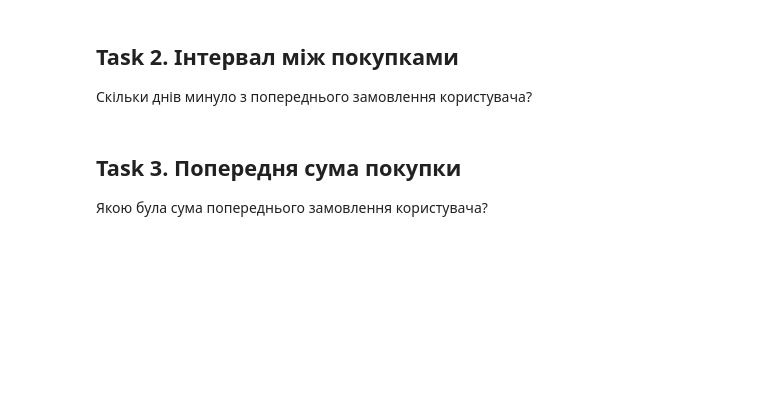
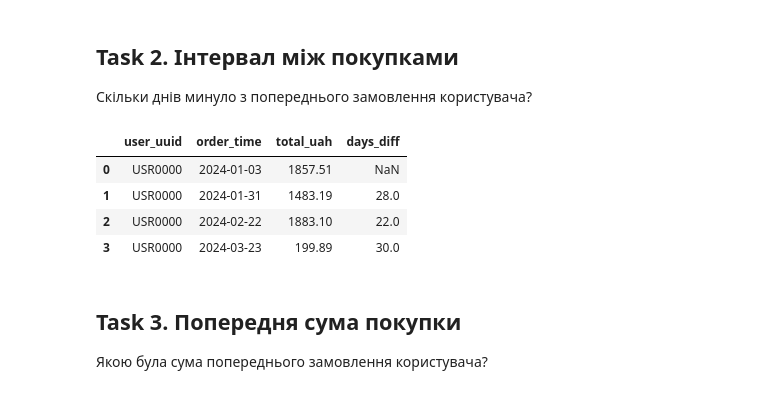
Before and after one commit to cpython-projects/python_da_17_03_26, a Jupyter notebook: lesson_26_hw.ipynb, the cells around one changed output. Cells and saved outputs as stored; diff of their text form; code cells hidden in the pictures; blank space fills up the shorter version.

```diff
--- a/lesson_26_hw.ipynb
+++ b/lesson_26_hw.ipynb
@@ -1,5 +1,21 @@
 # %% [markdown]
 <a href="https://colab.research.google.com/github/cpython-projects/python_da_17_03_26/blob/main/lesson_26_hw.ipynb" target="_parent"><img src="https://colab.research.google.com/assets/colab-badge.svg" alt="Open In Colab"/></a>
+# %%
+DB_USER = "prog_academy_da_157g_user"
+DB_PASSWORD = "XTE8IHOEtQZ5GasTkaOjcGMKYTha6LeO"
+DB_HOST = "dpg-d8t957gg4nts73da5bg0-a.frankfurt-postgres.render.com"
+DB_PORT = "5432"
+DB_NAME = "prog_academy_da_157g"
+
+
+url = f"postgresql://{DB_USER}:{DB_PASSWORD}@{DB_HOST}:{DB_PORT}/{DB_NAME}"
+
+
+from sqlalchemy import create_engine
+
+engine = create_engine(url)
+
+import pandas as pd
 # %% [markdown]
 ## Task 1. Кумулятивна виручка користувача
 Як накопичувалася сума замовлень у кожного користувача з часом?
@@ -6,6 +42,26 @@
 # %% [markdown]
 ## Task 2. Інтервал між покупками
 Скільки днів минуло з попереднього замовлення користувача?
+# %%
+query = """
+SELECT  user_uuid,
+        order_time,
+        total_uah,
+        order_time - LAG(order_time) OVER (
+          PARTITION BY user_uuid
+          ORDER BY order_time
+        ) AS days_diff
+FROM orders_log
+"""
+
+df = pd.read_sql(query, engine)
+df[df.user_uuid == 'USR0000']
+# %% [output]
+|  | user_uuid | order_time | total_uah | days_diff |
+| 0 | USR0000 | 2024-01-03 | 1857.51 | NaN |
+| 1 | USR0000 | 2024-01-31 | 1483.19 | 28.0 |
+| 2 | USR0000 | 2024-02-22 | 1883.10 | 22.0 |
+| 3 | USR0000 | 2024-03-23 | 199.89 | 30.0 |
 # %% [markdown]
 ## Task 3. Попередня сума покупки
 Якою була сума попереднього замовлення користувача?
```
Also changed, not shown: parts of 7 cells of this notebook.
